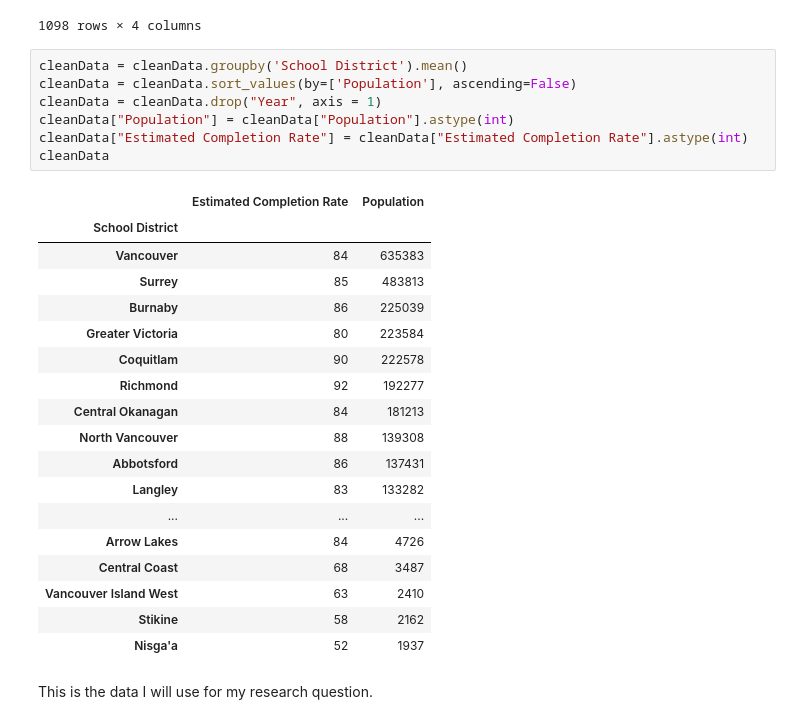
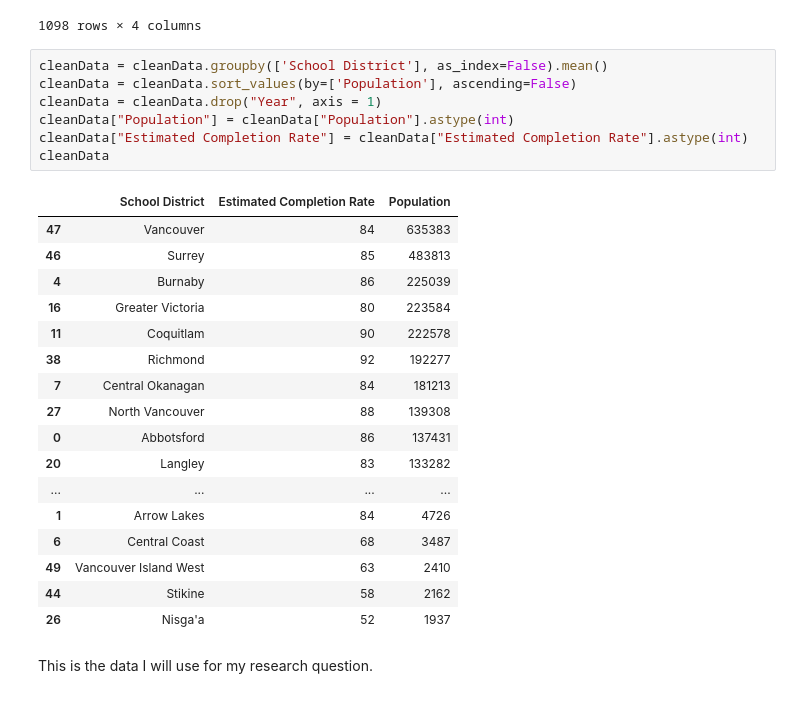
Before and after one commit to ubco-W2022T1-cosc301/project-group19, a Jupyter notebook: notebooks/analysis2.ipynb, the cells around one changed output. Cells and saved outputs as stored; diff of their text form.

```diff
--- a/notebooks/analysis2.ipynb
+++ b/notebooks/analysis2.ipynb
@@ -417,30 +417,29 @@ cleanData
 | 567 | 2013 | Nisga'a | 41.559 | 1887 |
 1098 rows × 4 columns
 # %%
-cleanData = cleanData.groupby('School District').mean()
+cleanData = cleanData.groupby(['School District'], as_index=False).mean()
 cleanData = cleanData.sort_values(by=['Population'], ascending=False)
 cleanData = cleanData.drop("Year", axis = 1)
 cleanData["Population"] = cleanData["Population"].astype(int)
 cleanData["Estimated Completion Rate"] = cleanData["Estimated Completion Rate"].astype(int)
 cleanData
 # %% [output]
-|  | Estimated Completion Rate | Population |
-| School District |  |  |
-| Vancouver | 84 | 635383 |
-| Surrey | 85 | 483813 |
-| Burnaby | 86 | 225039 |
-| Greater Victoria | 80 | 223584 |
-| Coquitlam | 90 | 222578 |
-| Richmond | 92 | 192277 |
-| Central Okanagan | 84 | 181213 |
-| North Vancouver | 88 | 139308 |
-| Abbotsford | 86 | 137431 |
-| Langley | 83 | 133282 |
-| ... | ... | ... |
-| Arrow Lakes | 84 | 4726 |
-| Central Coast | 68 | 3487 |
-| Vancouver Island West | 63 | 2410 |
-| Stikine | 58 | 2162 |
-| Nisga'a | 52 | 1937 |
+|  | School District | Estimated Completion Rate | Population |
+| 47 | Vancouver | 84 | 635383 |
+| 46 | Surrey | 85 | 483813 |
+| 4 | Burnaby | 86 | 225039 |
+| 16 | Greater Victoria | 80 | 223584 |
+| 11 | Coquitlam | 90 | 222578 |
+| 38 | Richmond | 92 | 192277 |
+| 7 | Central Okanagan | 84 | 181213 |
+| 27 | North Vancouver | 88 | 139308 |
+| 0 | Abbotsford | 86 | 137431 |
+| 20 | Langley | 83 | 133282 |
+| ... | ... | ... | ... |
+| 1 | Arrow Lakes | 84 | 4726 |
+| 6 | Central Coast | 68 | 3487 |
+| 49 | Vancouver Island West | 63 | 2410 |
+| 44 | Stikine | 58 | 2162 |
+| 26 | Nisga'a | 52 | 1937 |
 # %% [markdown]
 This is the data I will use for my research question.
```
Also changed, not shown: parts of 14 cells of this notebook, 5 other files.
